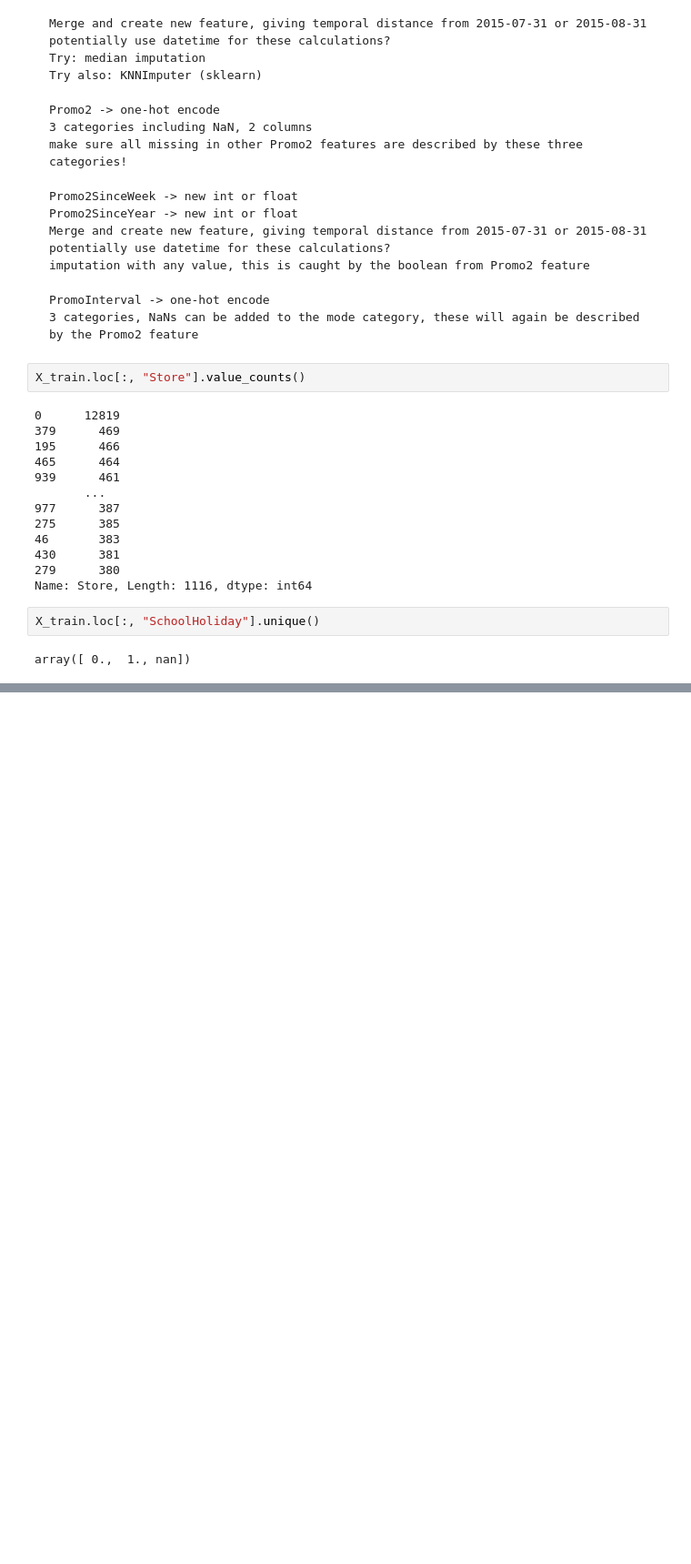
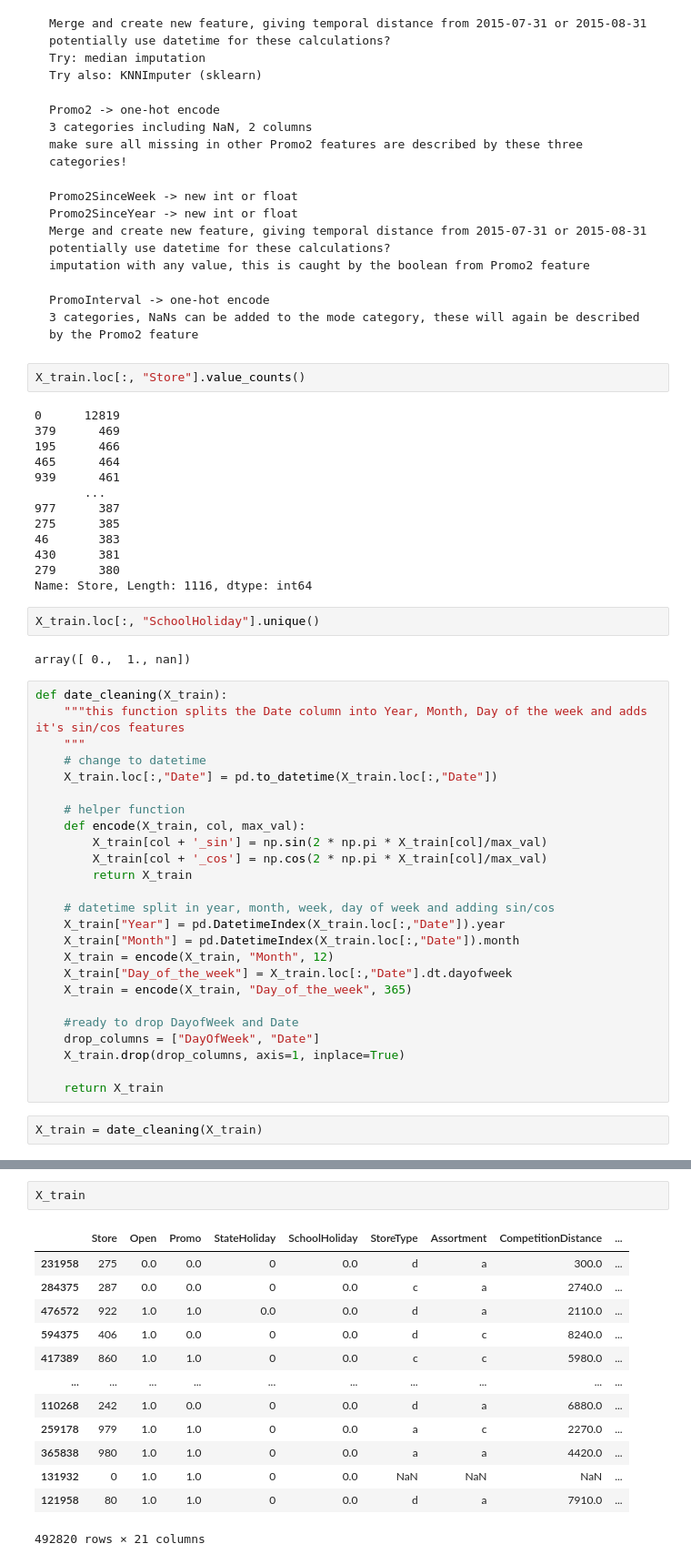
Before and after one commit to cverst/minicomp, a Jupyter notebook: Exploratory.ipynb, the cells around one changed output, grey strips where cells are left out. Shown at 91% size. Saved outputs shown, nothing was run; the diff lists cells and outputs as text; blank space fills up the shorter version.

Commit message:
added date cleaning function

```diff
--- a/Exploratory.ipynb
+++ b/Exploratory.ipynb
@@ -232,3 +232,30 @@ Name: Store, Length: 1116, dtype: int64
 X_train.loc[:, "SchoolHoliday"].unique()
 # %% [output]
 array([ 0.,  1., nan])
+# %%
+def date_cleaning(X_train):
+    """this function splits the Date column into Year, Month, Day of the week and adds it's sin/cos features
+    """
+    # change to datetime
+    X_train.loc[:,"Date"] = pd.to_datetime(X_train.loc[:,"Date"])
+
+    # helper function
+    def encode(X_train, col, max_val):
+        X_train[col + '_sin'] = np.sin(2 * np.pi * X_train[col]/max_val)
+        X_train[col + '_cos'] = np.cos(2 * np.pi * X_train[col]/max_val)
+        return X_train
+
+    # datetime split in year, month, week, day of week and adding sin/cos
+    X_train["Year"] = pd.DatetimeIndex(X_train.loc[:,"Date"]).year
+    X_train["Month"] = pd.DatetimeIndex(X_train.loc[:,"Date"]).month
+    X_train = encode(X_train, "Month", 12)
+    X_train["Day_of_the_week"] = X_train.loc[:,"Date"].dt.dayofweek
+    X_train = encode(X_train, "Day_of_the_week", 365)
+
+    #ready to drop DayofWeek and Date
+    drop_columns = ["DayOfWeek", "Date"]
+    X_train.drop(drop_columns, axis=1, inplace=True)
+
+    return X_train
+# %%
+X_train = date_cleaning(X_train)
@@ -234,0 +280,16 @@ array([ 0.,  1., nan])
+# %%
+X_train
+# %% [output]
+|  | Store | Open | Promo | StateHoliday | SchoolHoliday | StoreType | Assortment | CompetitionDistance | ... |
+| 231958 | 275 | 0.0 | 0.0 | 0 | 0.0 | d | a | 300.0 | ... |
+| 284375 | 287 | 0.0 | 0.0 | 0 | 0.0 | c | a | 2740.0 | ... |
+| 476572 | 922 | 1.0 | 1.0 | 0.0 | 0.0 | d | a | 2110.0 | ... |
+| 594375 | 406 | 1.0 | 0.0 | 0 | 0.0 | d | c | 8240.0 | ... |
+| 417389 | 860 | 1.0 | 1.0 | 0 | 0.0 | c | c | 5980.0 | ... |
+| ... | ... | ... | ... | ... | ... | ... | ... | ... | ... |
+| 110268 | 242 | 1.0 | 0.0 | 0 | 0.0 | d | a | 6880.0 | ... |
+| 259178 | 979 | 1.0 | 1.0 | 0 | 0.0 | a | c | 2270.0 | ... |
+| 365838 | 980 | 1.0 | 1.0 | 0 | 0.0 | a | a | 4420.0 | ... |
+| 131932 | 0 | 1.0 | 1.0 | 0 | 0.0 | NaN | NaN | NaN | ... |
+| 121958 | 80 | 1.0 | 1.0 | 0 | 0.0 | d | a | 7910.0 | ... |
+492820 rows × 21 columns
```
Also changed, not shown: parts of 2 cells of this notebook, 1 other file.
